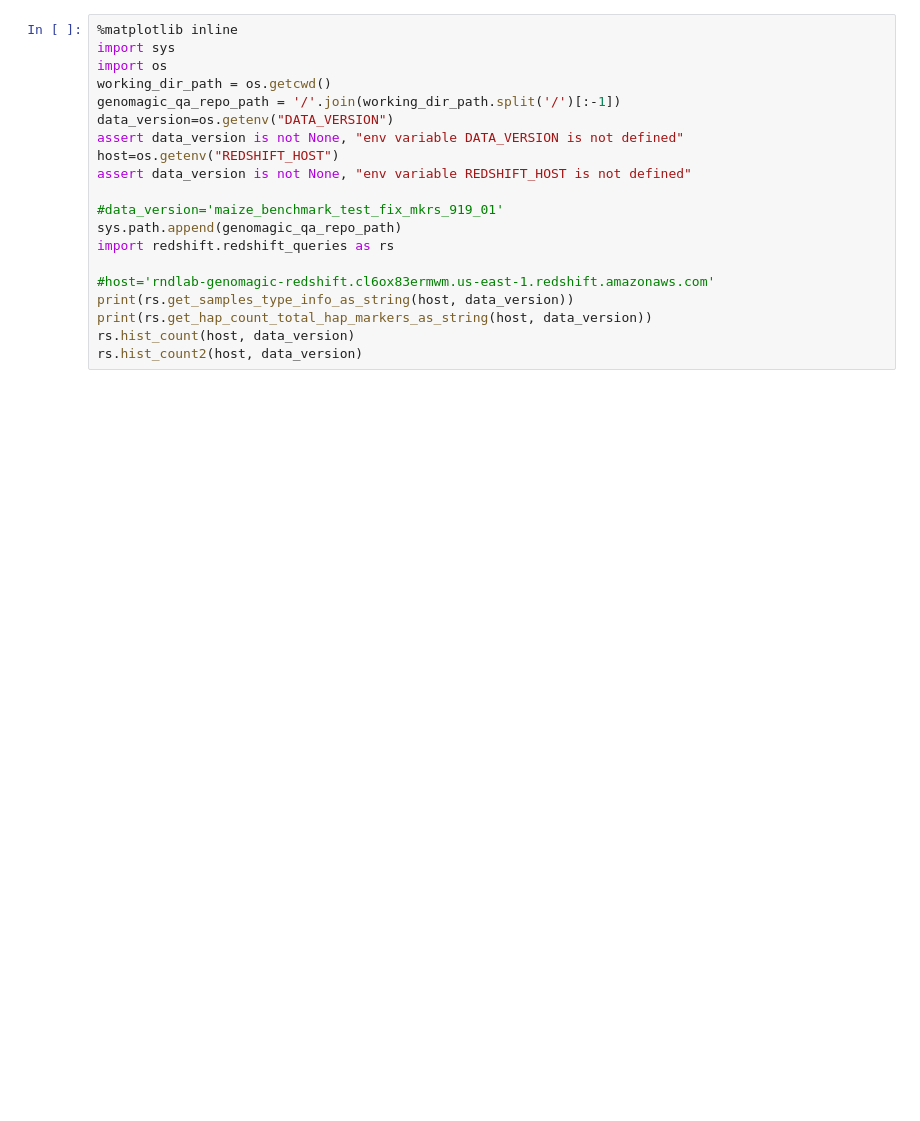
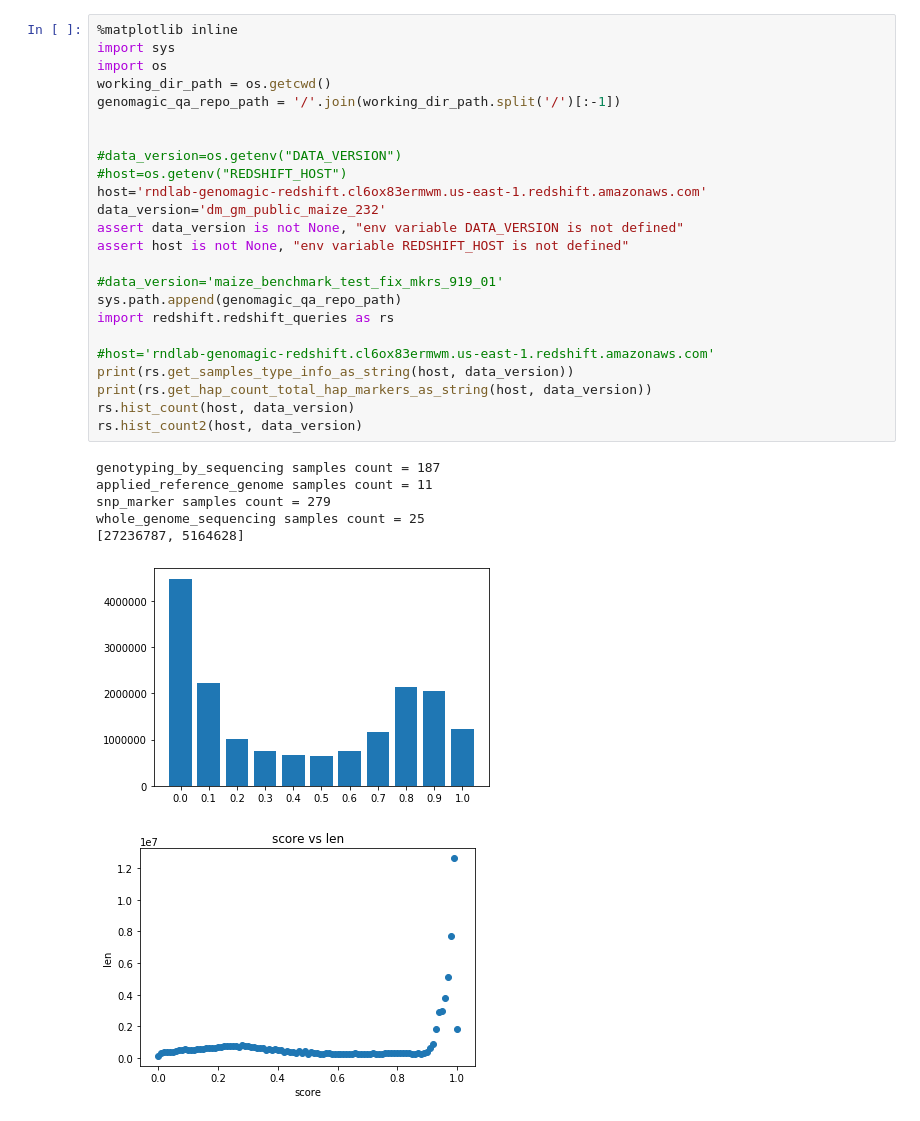
Before and after one commit to nrgene/genomagic_qa, a Jupyter notebook: html_report/data_version_report.ipynb, the cells around one changed output. Saved outputs shown, nothing was run; the diff lists cells and outputs as text; blank space fills up the shorter version.

```diff
--- a/html_report/data_version_report.ipynb
+++ b/html_report/data_version_report.ipynb
@@ -1,21 +1,33 @@
 # %%
 %matplotlib inline
 import sys
 import os
 working_dir_path = os.getcwd()
 genomagic_qa_repo_path = '/'.join(working_dir_path.split('/')[:-1])
-data_version=os.getenv("DATA_VERSION")
+
+
+#data_version=os.getenv("DATA_VERSION")
+#host=os.getenv("REDSHIFT_HOST")
+host='rndlab-genomagic-redshift.cl6ox83ermwm.us-east-1.redshift.amazonaws.com'
+data_version='dm_gm_public_maize_232'
 assert data_version is not None, "env variable DATA_VERSION is not defined"
-host=os.getenv("REDSHIFT_HOST")
-assert data_version is not None, "env variable REDSHIFT_HOST is not defined"
+assert host is not None, "env variable REDSHIFT_HOST is not defined"
 
 #data_version='maize_benchmark_test_fix_mkrs_919_01'
 sys.path.append(genomagic_qa_repo_path)
 import redshift.redshift_queries as rs
 
 #host='rndlab-genomagic-redshift.cl6ox83ermwm.us-east-1.redshift.amazonaws.com'
 print(rs.get_samples_type_info_as_string(host, data_version))
 print(rs.get_hap_count_total_hap_markers_as_string(host, data_version))
 rs.hist_count(host, data_version)
 rs.hist_count2(host, data_version)
+# %% [output]
+genotyping_by_sequencing samples count = 187
+applied_reference_genome samples count = 11
+snp_marker samples count = 279
+whole_genome_sequencing samples count = 25
+[27236787, 5164628]
+[figure, added]
+[figure, added]
 # %%
```
Also changed, not shown: parts of 1 cell of this notebook, 3 other files.
